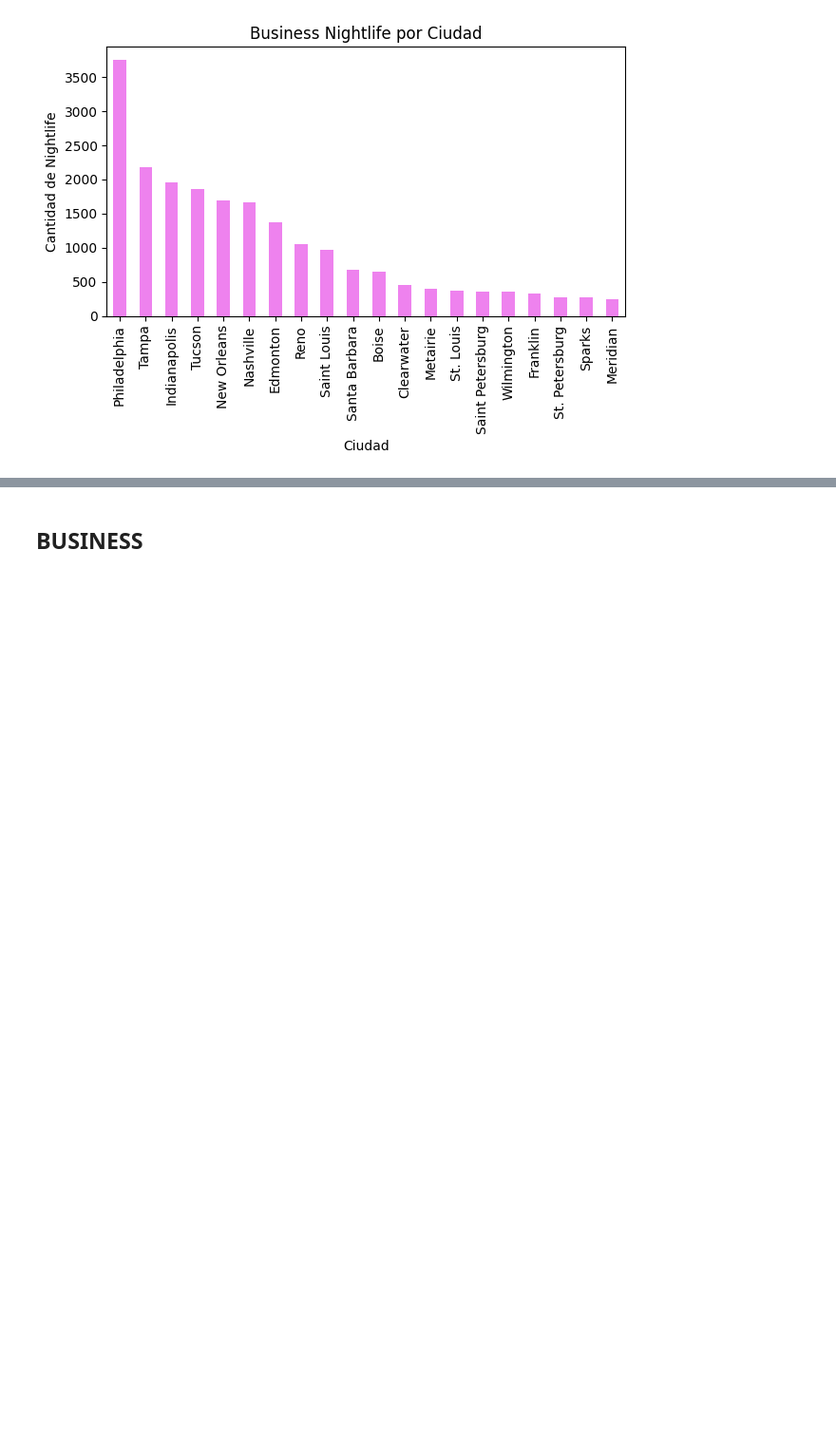
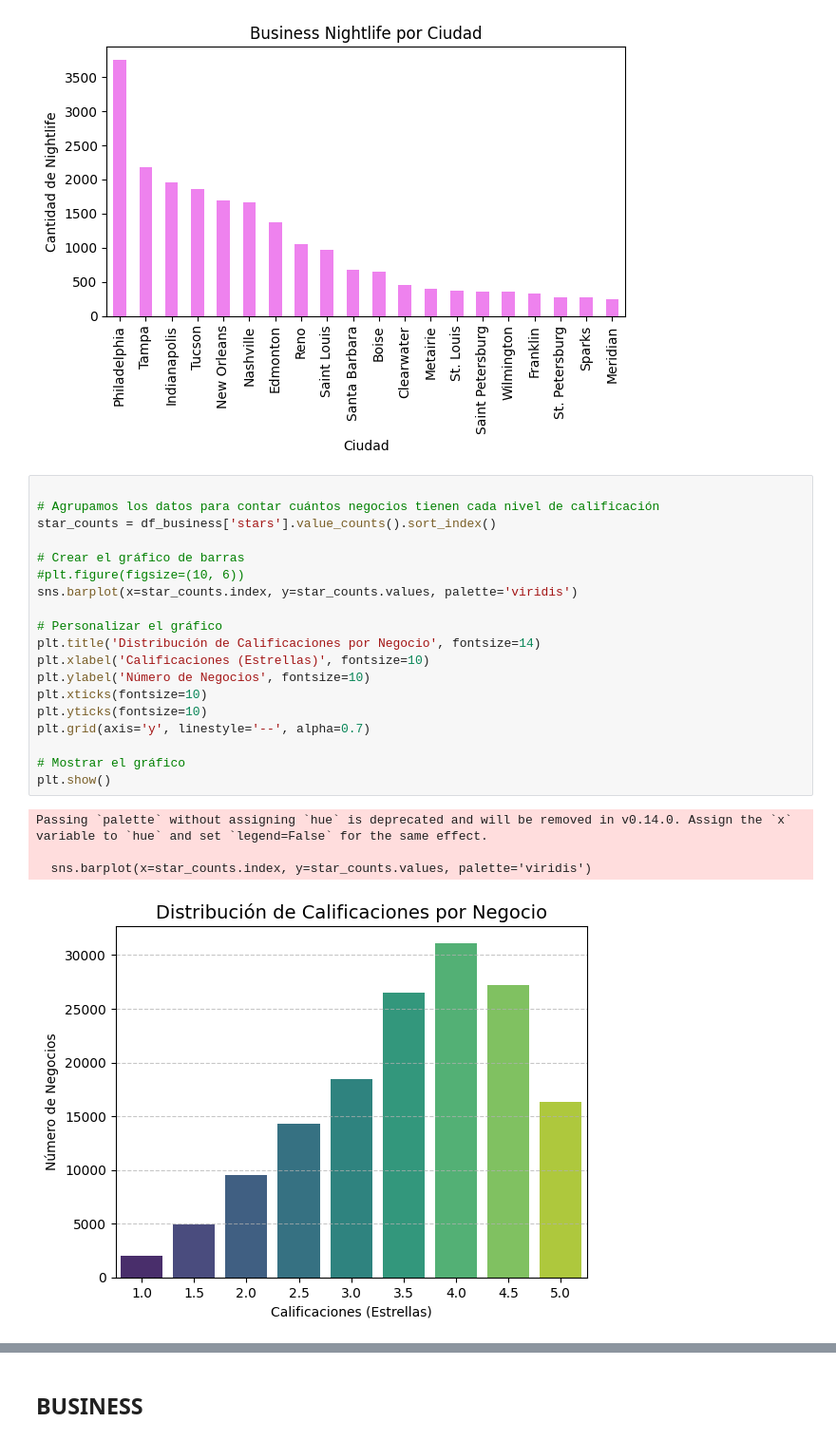
Before and after one commit to SDCaFlo/datapt11_pf_grupo02, a Jupyter notebook: EDA.ipynb, the cells around one changed output, grey strips where cells are left out. Shown at 95% size. Drawn from its saved outputs; the diff is of its cells as text; blank space fills up the shorter version.

```diff
--- a/EDA.ipynb
+++ b/EDA.ipynb
@@ -240,3 +252,27 @@ plt.tight_layout()
 plt.show()
 # %% [output]
 [figure]
+# %%
+
+# Agrupamos los datos para contar cuántos negocios tienen cada nivel de calificación
+star_counts = df_business['stars'].value_counts().sort_index()
+
+# Crear el gráfico de barras
+#plt.figure(figsize=(10, 6))
+sns.barplot(x=star_counts.index, y=star_counts.values, palette='viridis')
+
+# Personalizar el gráfico
+plt.title('Distribución de Calificaciones por Negocio', fontsize=14)
+plt.xlabel('Calificaciones (Estrellas)', fontsize=10)
+plt.ylabel('Número de Negocios', fontsize=10)
+plt.xticks(fontsize=10)
+plt.yticks(fontsize=10)
+plt.grid(axis='y', linestyle='--', alpha=0.7)
+
+# Mostrar el gráfico
+plt.show()
+# %% [output]
+Passing `palette` without assigning `hue` is deprecated and will be removed in v0.14.0. Assign the `x` variable to `hue` and set `legend=False` for the same effect.
+
+  sns.barplot(x=star_counts.index, y=star_counts.values, palette='viridis')
+[figure, added]
```
Also changed, not shown: parts of 7 cells of this notebook.
